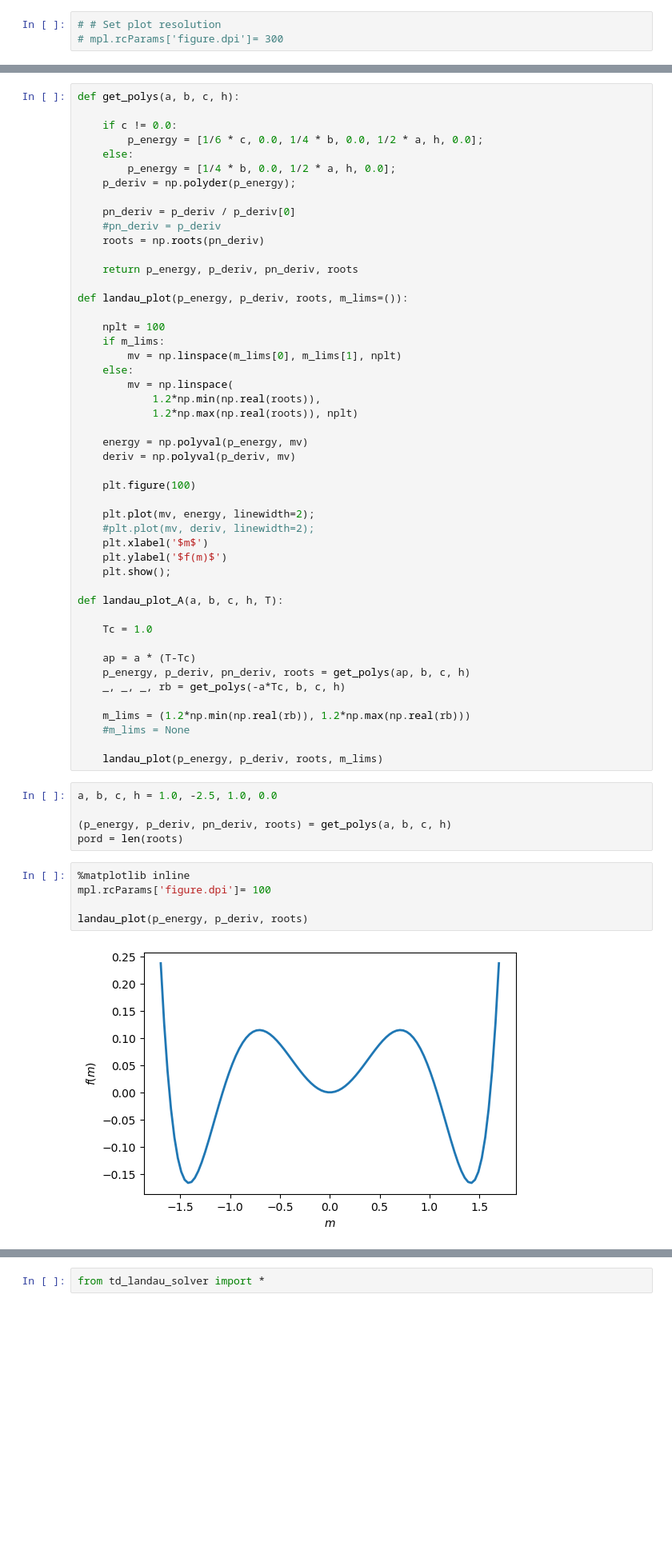
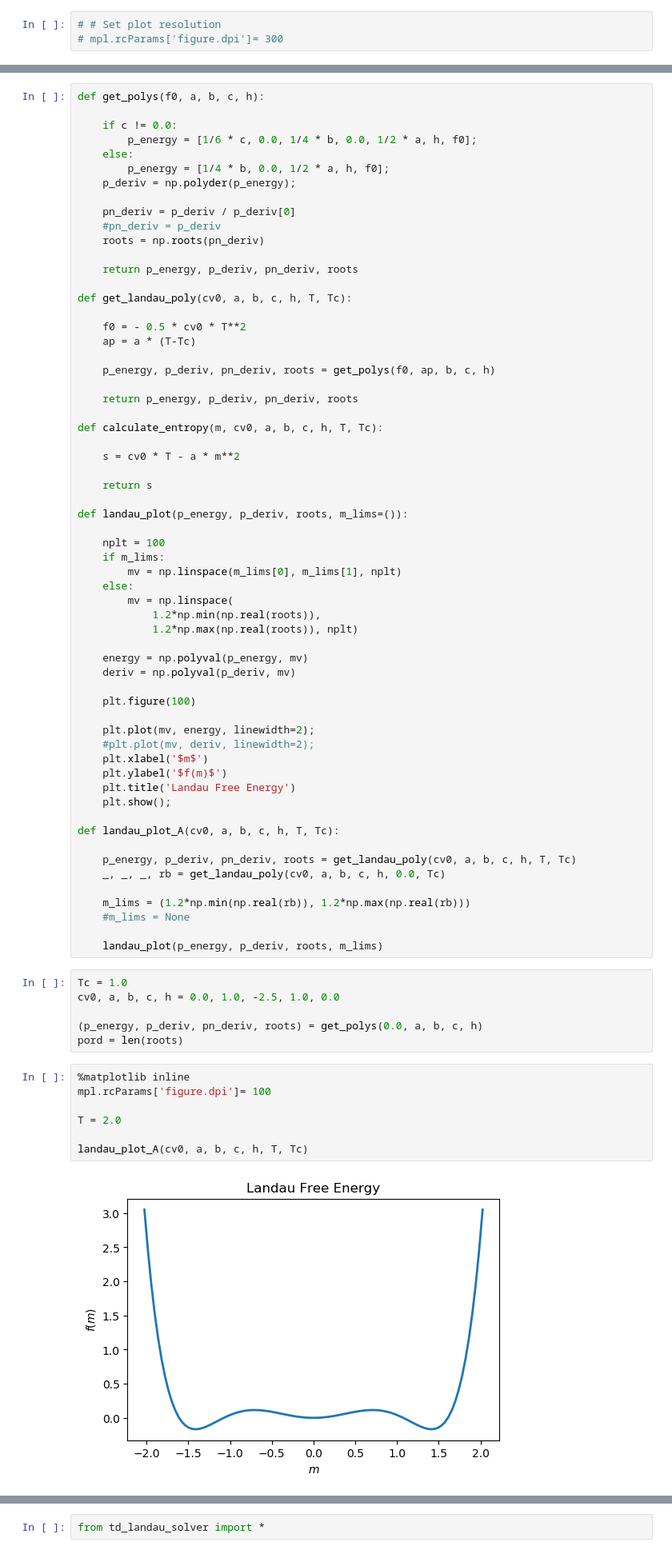
Before and after one commit to guycmoore/GuyMooreProjects, a Jupyter notebook: Landau/LandauExperiment.ipynb, the cells around one changed output, grey strips where cells are left out. Shown: that part at 80% size. Drawn from its saved outputs; the diff is of its cells as text; blank space fills up the shorter version.

```diff
--- a/Landau/LandauExperiment.ipynb
+++ b/Landau/LandauExperiment.ipynb
@@ -18,10 +24,10 @@ from ipywidgets import widgets, interact, interactive
 # %%
-def get_polys(a, b, c, h):
+def get_polys(f0, a, b, c, h):
 
     if c != 0.0:
-        p_energy = [1/6 * c, 0.0, 1/4 * b, 0.0, 1/2 * a, h, 0.0];
+        p_energy = [1/6 * c, 0.0, 1/4 * b, 0.0, 1/2 * a, h, f0];
     else:
-        p_energy = [1/4 * b, 0.0, 1/2 * a, h, 0.0];
+        p_energy = [1/4 * b, 0.0, 1/2 * a, h, f0];
     p_deriv = np.polyder(p_energy);
 
     pn_deriv = p_deriv / p_deriv[0]
@@ -29,6 +35,21 @@ def get_polys(a, b, c, h):
     roots = np.roots(pn_deriv)
 
     return p_energy, p_deriv, pn_deriv, roots
+
+def get_landau_poly(cv0, a, b, c, h, T, Tc):
+
+    f0 = - 0.5 * cv0 * T**2
+    ap = a * (T-Tc)
+
+    p_energy, p_deriv, pn_deriv, roots = get_polys(f0, ap, b, c, h)
+
+    return p_energy, p_deriv, pn_deriv, roots
+
+def calculate_entropy(m, cv0, a, b, c, h, T, Tc):
+
+    s = cv0 * T - a * m**2
+
+    return s
 
 def landau_plot(p_energy, p_deriv, roots, m_lims=()):
 
@@ -49,30 +70,31 @@ def landau_plot(p_energy, p_deriv, roots, m_lims=()):
     #plt.plot(mv, deriv, linewidth=2);
     plt.xlabel('$m$')
     plt.ylabel('$f(m)$')
+    plt.title('Landau Free Energy')
     plt.show();
 
-def landau_plot_A(a, b, c, h, T):
+def landau_plot_A(cv0, a, b, c, h, T, Tc):
 
-    Tc = 1.0
-
-    ap = a * (T-Tc)
-    p_energy, p_deriv, pn_deriv, roots = get_polys(ap, b, c, h)
-    _, _, _, rb = get_polys(-a*Tc, b, c, h)
+    p_energy, p_deriv, pn_deriv, roots = get_landau_poly(cv0, a, b, c, h, T, Tc)
+    _, _, _, rb = get_landau_poly(cv0, a, b, c, h, 0.0, Tc)
 
     m_lims = (1.2*np.min(np.real(rb)), 1.2*np.max(np.real(rb)))
     #m_lims = None
 
     landau_plot(p_energy, p_deriv, roots, m_lims)
 # %%
-a, b, c, h = 1.0, -2.5, 1.0, 0.0
+Tc = 1.0
+cv0, a, b, c, h = 0.0, 1.0, -2.5, 1.0, 0.0
 
-(p_energy, p_deriv, pn_deriv, roots) = get_polys(a, b, c, h)
+(p_energy, p_deriv, pn_deriv, roots) = get_polys(0.0, a, b, c, h)
 pord = len(roots)
 # %%
 %matplotlib inline
 mpl.rcParams['figure.dpi']= 100
 
-landau_plot(p_energy, p_deriv, roots)
+T = 2.0
+
+landau_plot_A(cv0, a, b, c, h, T, Tc)
 # %% [output]
-[figure, old version]
+[figure, new version]
 # %%
```
Also changed, not shown: parts of 17 cells of this notebook, 1 other file.
